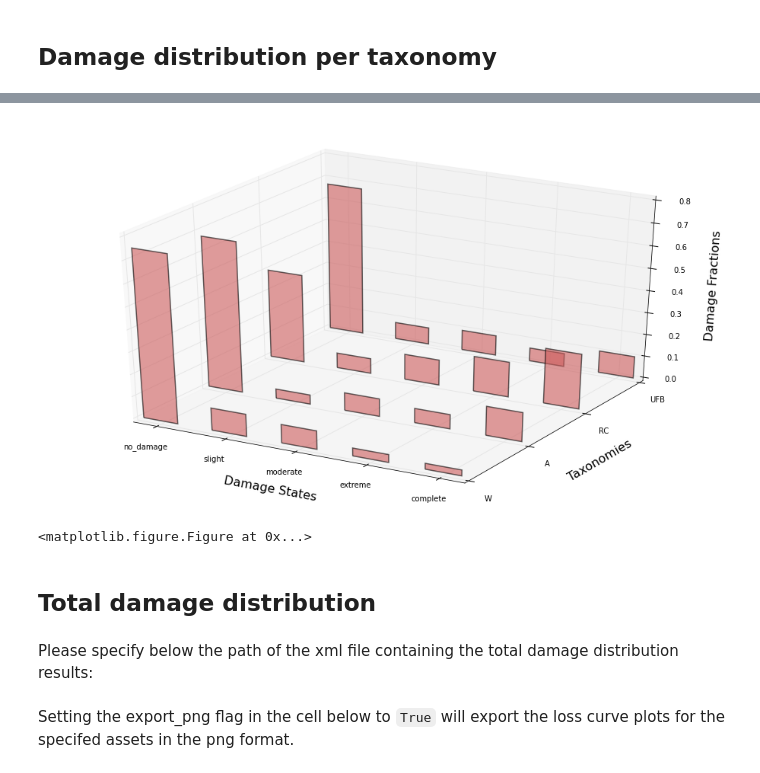
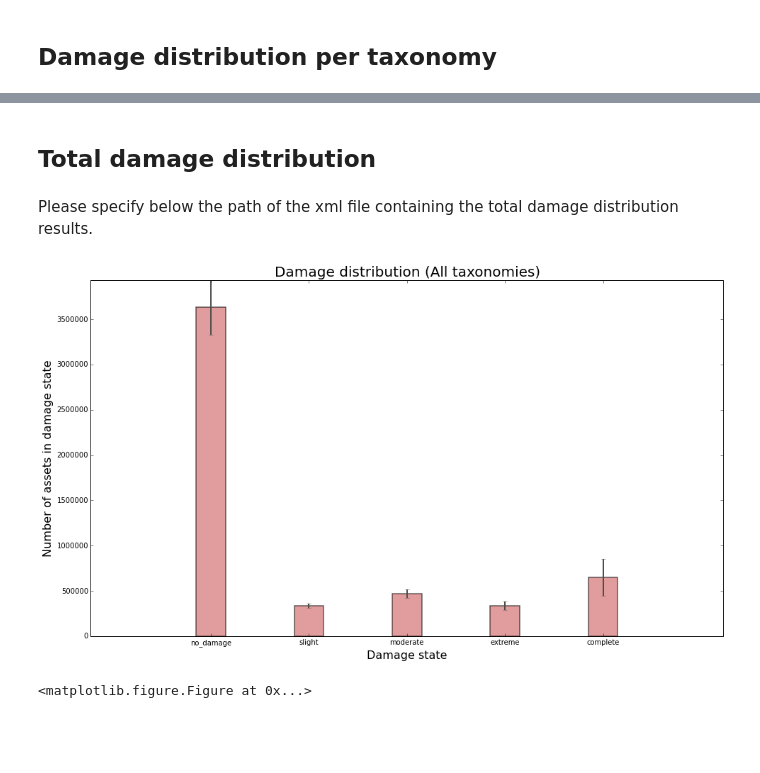
Before and after one commit to GEMScienceTools/rmtk, a Jupyter notebook: rmtk/plotting/damage_dist/plot_damage_dist.ipynb, the cells around one changed output, grey strips where cells are left out. Drawn from its saved outputs; the diff is of its cells as text; code cells hidden in the pictures; blank space fills up the shorter version.

```diff
--- a/rmtk/plotting/damage_dist/plot_damage_dist.ipynb
+++ b/rmtk/plotting/damage_dist/plot_damage_dist.ipynb
@@ -25,13 +27,13 @@ export_png = True
-# %%
-plotdd.plot_taxonomy_damage_dist(tax_dmg_dist_file, taxonomy_list, plot_3d, export_png)
-# %% [output]
-[figure, removed]
-<matplotlib.figure.Figure at 0x...>
 # %% [markdown]
 ## Total damage distribution
 # %% [markdown]
-Please specify below the path of the xml file containing the total damage distribution results:
+Please specify below the path of the xml file containing the total damage distribution results.
 # %%
 total_dmg_dist_file = '../sample_outputs/scenario_damage/dmg_dist_total.xml'
+
+plot_no_damage = False
+
+plotdd.plot_total_damage_dist(total_dmg_dist_file)
+# %% [output]
+[figure, added]
+<matplotlib.figure.Figure at 0x...>
-# %% [markdown]
-Setting the export_png flag in the cell below to `True` will export the loss curve plots for the specifed assets in the png format.
```
Also changed, not shown: parts of 9 cells of this notebook, 4 other files.
